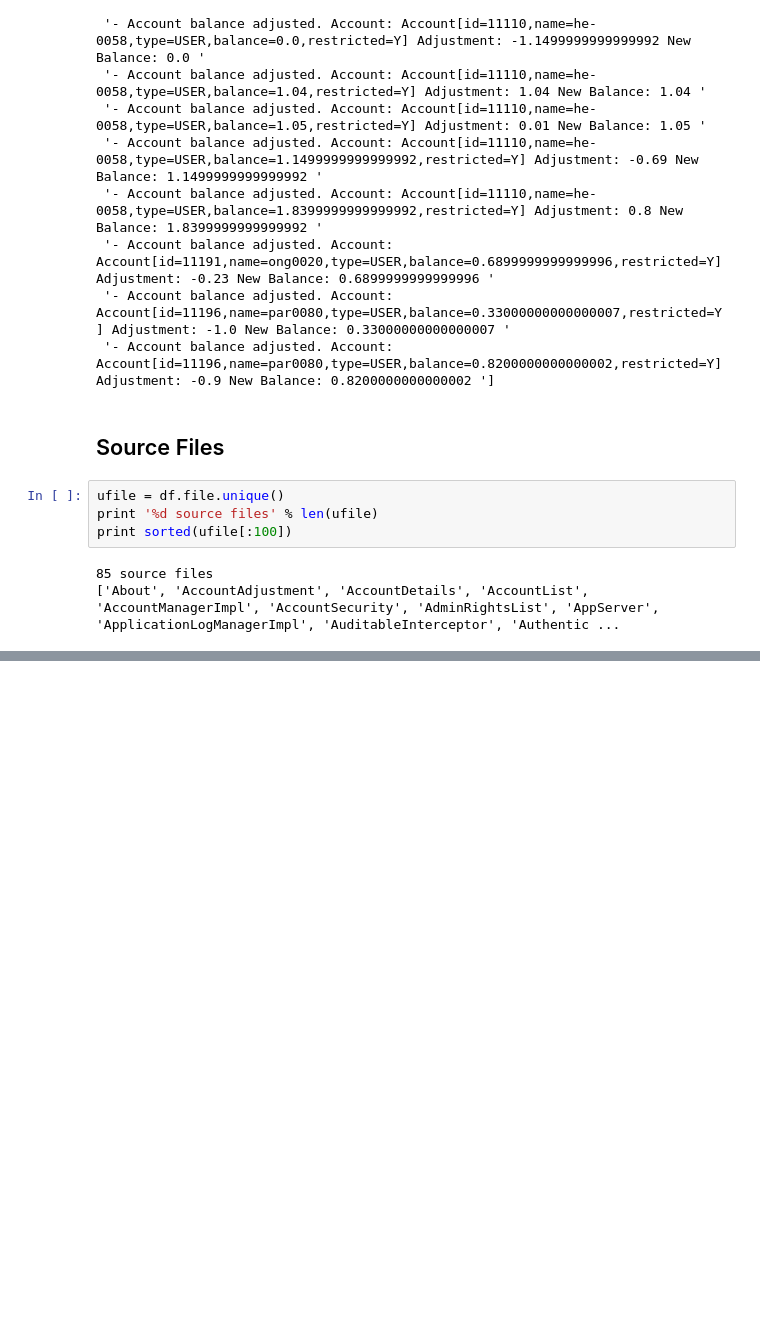
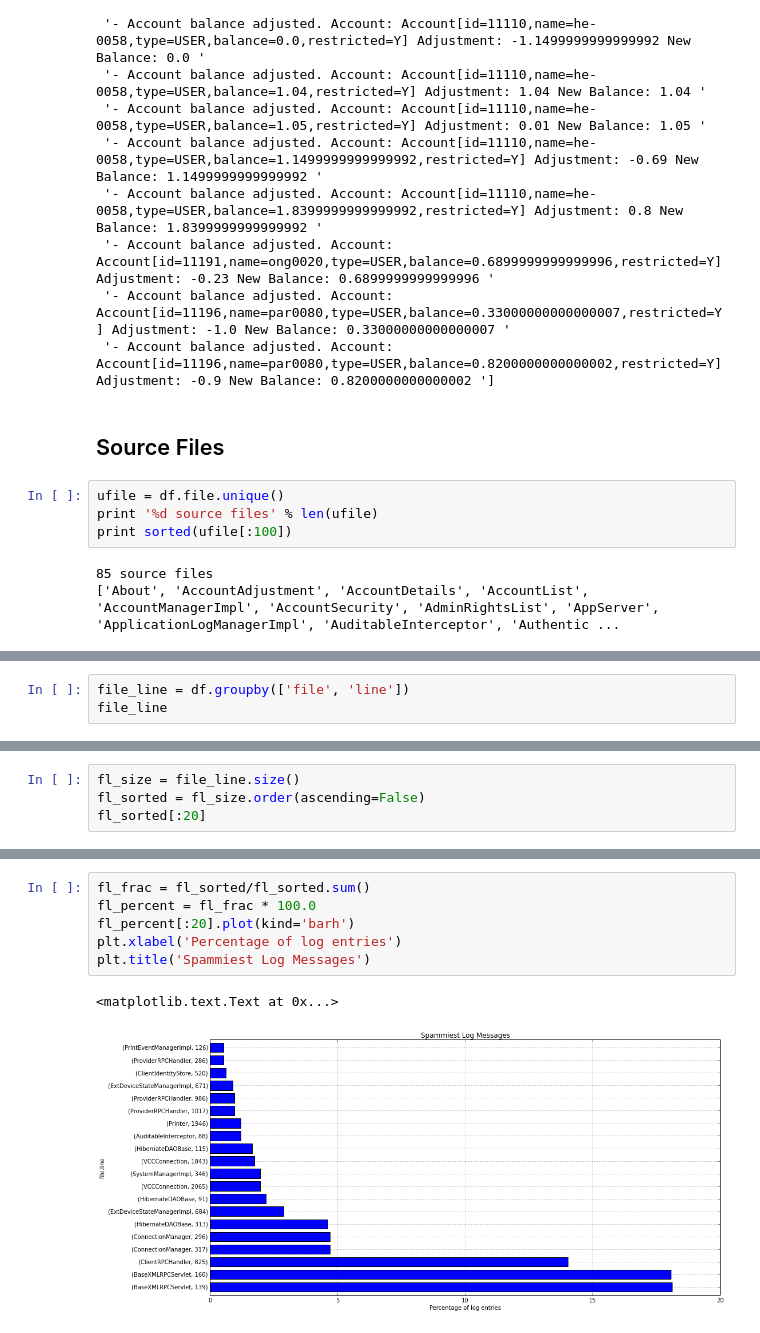
Before and after one commit to peterwilliams97/log_analysis, a Jupyter notebook: nb_pandas.ipynb, the cells around one changed output, grey strips where cells are left out. Saved outputs shown, nothing was run; the diff lists cells and outputs as text; blank space fills up the shorter version.

```diff
--- a/nb_pandas.ipynb
+++ b/nb_pandas.ipynb
@@ -252,0 +272,3 @@ print sorted(ufile[:100])
+# %%
+file_line = df.groupby(['file', 'line'])
+file_line
@@ -252,0 +301,4 @@ print sorted(ufile[:100])
+# %%
+fl_size = file_line.size()
+fl_sorted = fl_size.order(ascending=False)
+fl_sorted[:20]
@@ -252,0 +323,9 @@ print sorted(ufile[:100])
+# %%
+fl_frac = fl_sorted/fl_sorted.sum()
+fl_percent = fl_frac * 100.0
+fl_percent[:20].plot(kind='barh')
+plt.xlabel('Percentage of log entries')
+plt.title('Spammiest Log Messages')
+# %% [output]
+<matplotlib.text.Text at 0x...>
+[figure, added]
```
Also changed, not shown: parts of 23 cells of this notebook, 1 other file.
